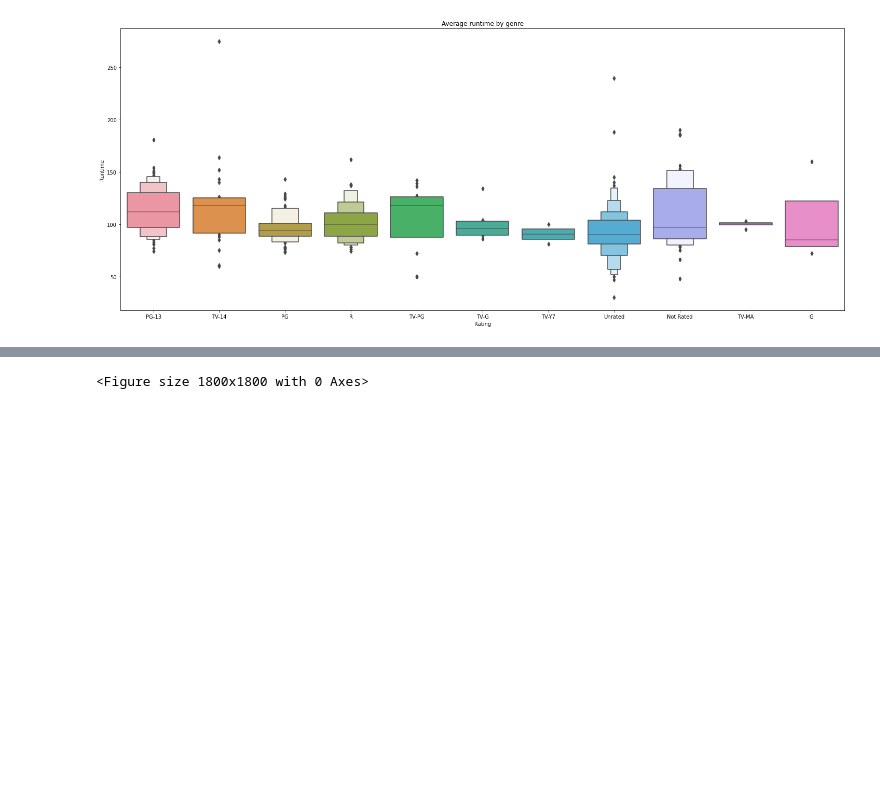
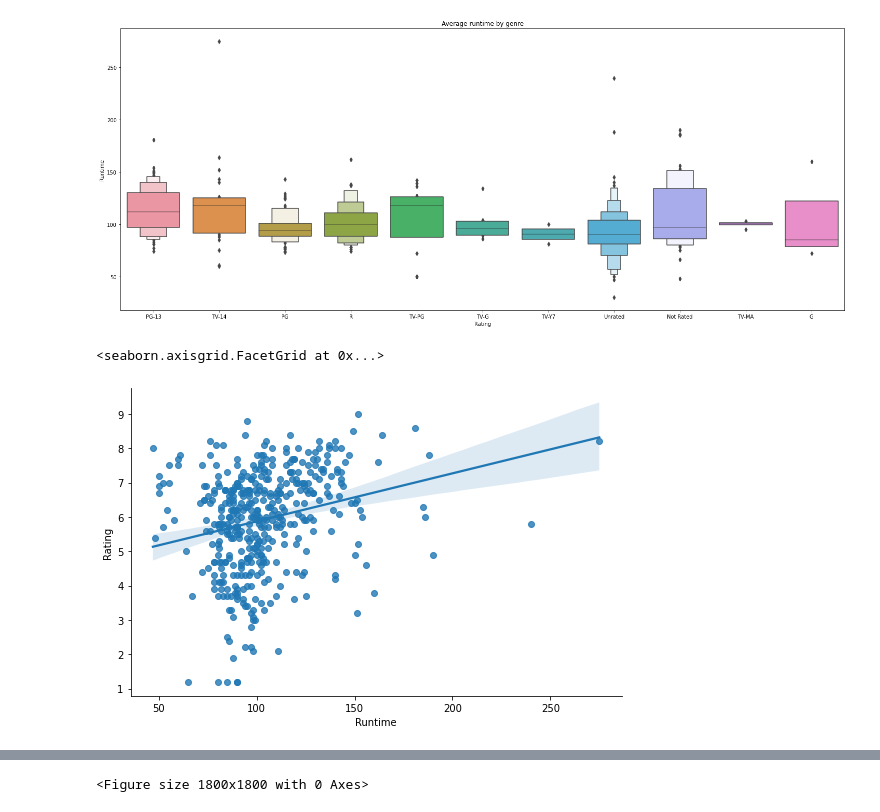
Before and after one commit to mattgraham93/DA320, a Jupyter notebook: assignments/MattGraham_Assignment4.ipynb, the cells around one changed output, grey strips where cells are left out. Saved outputs shown, nothing was run; the diff lists cells and outputs as text; code cells hidden in the pictures; blank space fills up the shorter version.

Commit message:
visuals cont

```diff
--- a/assignments/MattGraham_Assignment4.ipynb
+++ b/assignments/MattGraham_Assignment4.ipynb
@@ -67,3 +69,6 @@ movie_df
 # movie_df.sort_values(by='Votes', ascending=False)
 # %% [markdown]
 ## Visualizing the data
+# %%
+movie_df["Budg_Transf"] = np.log10(movie_df['Budget'])
+# sns.histplot(movie_df)
@@ -79,3 +95,10 @@ plt.ylabel('Runtime')
 plt.show()
 # %% [output]
 [figure]
+# %%
+# sns.set(rc={"figure.figsize":(15, 8)}) #width=8, height=4
+
+sns.lmplot(x="Runtime", y="Rating", data=movie_df, height=5, aspect=1.5)
+# %% [output]
+<seaborn.axisgrid.FacetGrid at 0x...>
+[figure, added]
```
Also changed, not shown: parts of 6 cells of this notebook.
